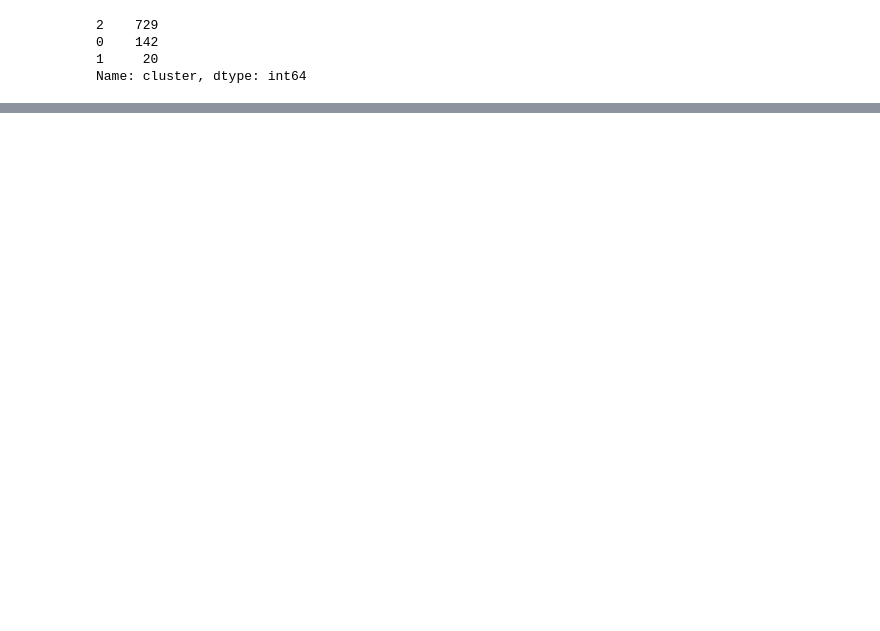
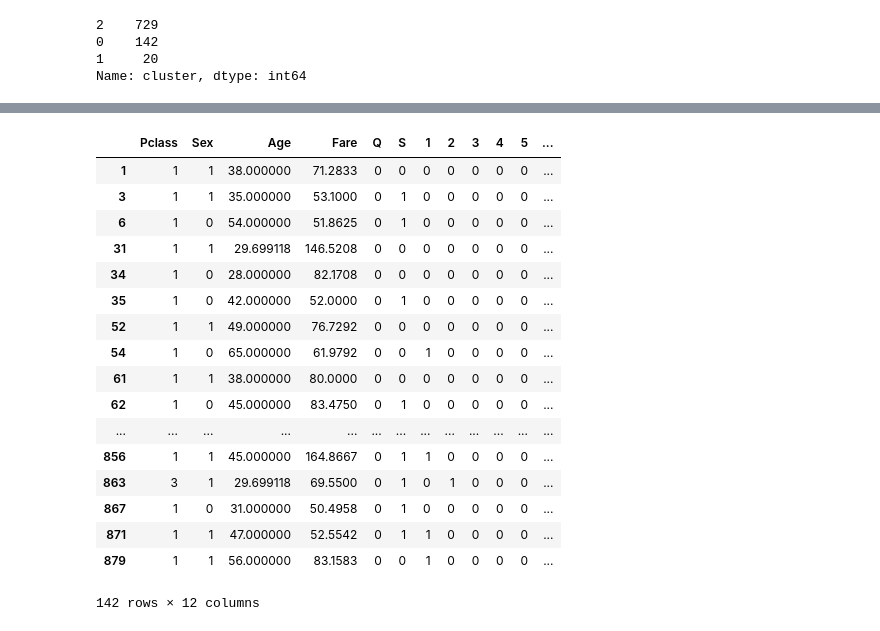
Before and after one commit to 16kesun/Titanic, a Jupyter notebook: Kevin Titanic.ipynb, the cells around one changed output, grey strips where cells are left out. Drawn from its saved outputs; the diff is of its cells as text; code cells hidden in the pictures; blank space fills up the shorter version.

Commit message:
ran logistic regression on clusters

```diff
--- a/Kevin Titanic.ipynb
+++ b/Kevin Titanic.ipynb
@@ -322,6 +322,7 @@ ada_boost.score(X,y)
 # %%
 
 x = train[features]
+x_test = test[features]
 #elbow plot for clustering
 distortions = []
 K = range(1,10)
@@ -342,4 +343,7 @@ plt.show()
 kmeans_model = KMeans(n_clusters=3, random_state=1)
 kmeans_model.fit(x)
 train['cluster'] = kmeans_model.labels_
+
+kmeans_model.fit(x_test)
+test['cluster'] = kmeans_model.labels_
 # %%
@@ -358,3 +362,28 @@ train['cluster'].value_counts()
 0    142
 1     20
 Name: cluster, dtype: int64
+# %%
+# logistic regression on each cluster
+X = train.loc[:, features]
+y = train.loc[:,'Survived']
+
+X_test = test.loc[:, features]
+
+lr = LogisticRegression()
+empty_df = pd.DataFrame({})
+for i in [0,1,2]:
+    X = train.loc[train['cluster'] == i, features]
+    y = train.loc[train['cluster'] == i, 'Survived']
+    lr.fit(X,y)
+    predictions = lr.predict(X)
+    print(i)
+    print(classification_report(y, predictions))
+    print('\n')
+    print(pd.crosstab(y, predictions, rownames=['Actual'], colnames=['Predicted'], margins=True))
+    X_test = test.loc[test['cluster'] == i, features]
+    predictions_test = lr.predict(X_test)
+    df_pred = pd.DataFrame({'PassengerId':test.loc[test['cluster'] == i]['PassengerId'],
+                            'Survived':predictions_test})
+    empty_df.update(df_pred)
+
+empty_df
@@ -360,0 +409,26 @@ Name: cluster, dtype: int64
+# %%
+X = train.loc[:, features]
+train.loc[train['cluster'] == 0, features]
+
+predictions_test = lr.predict(X_test)
+df_pred = pd.DataFrame({'PassengerId':test['PassengerId'], 'Survived':predictions_test})
+df_pred
+# %% [output]
+|  | Pclass | Sex | Age | Fare | Q | S | 1 | 2 | 3 | 4 | 5 | ... |
+| 1 | 1 | 1 | 38.000000 | 71.2833 | 0 | 0 | 0 | 0 | 0 | 0 | 0 | ... |
+| 3 | 1 | 1 | 35.000000 | 53.1000 | 0 | 1 | 0 | 0 | 0 | 0 | 0 | ... |
+| 6 | 1 | 0 | 54.000000 | 51.8625 | 0 | 1 | 0 | 0 | 0 | 0 | 0 | ... |
+| 31 | 1 | 1 | 29.699118 | 146.5208 | 0 | 0 | 0 | 0 | 0 | 0 | 0 | ... |
+| 34 | 1 | 0 | 28.000000 | 82.1708 | 0 | 0 | 0 | 0 | 0 | 0 | 0 | ... |
+| 35 | 1 | 0 | 42.000000 | 52.0000 | 0 | 1 | 0 | 0 | 0 | 0 | 0 | ... |
+| 52 | 1 | 1 | 49.000000 | 76.7292 | 0 | 0 | 0 | 0 | 0 | 0 | 0 | ... |
+| 54 | 1 | 0 | 65.000000 | 61.9792 | 0 | 0 | 1 | 0 | 0 | 0 | 0 | ... |
+| 61 | 1 | 1 | 38.000000 | 80.0000 | 0 | 0 | 0 | 0 | 0 | 0 | 0 | ... |
+| 62 | 1 | 0 | 45.000000 | 83.4750 | 0 | 1 | 0 | 0 | 0 | 0 | 0 | ... |
+| ... | ... | ... | ... | ... | ... | ... | ... | ... | ... | ... | ... | ... |
+| 856 | 1 | 1 | 45.000000 | 164.8667 | 0 | 1 | 1 | 0 | 0 | 0 | 0 | ... |
+| 863 | 3 | 1 | 29.699118 | 69.5500 | 0 | 1 | 0 | 1 | 0 | 0 | 0 | ... |
+| 867 | 1 | 0 | 31.000000 | 50.4958 | 0 | 1 | 0 | 0 | 0 | 0 | 0 | ... |
+| 871 | 1 | 1 | 47.000000 | 52.5542 | 0 | 1 | 1 | 0 | 0 | 0 | 0 | ... |
+| 879 | 1 | 1 | 56.000000 | 83.1583 | 0 | 0 | 1 | 0 | 0 | 0 | 0 | ... |
+142 rows × 12 columns
```
Also changed, not shown: parts of 3 cells of this notebook.
